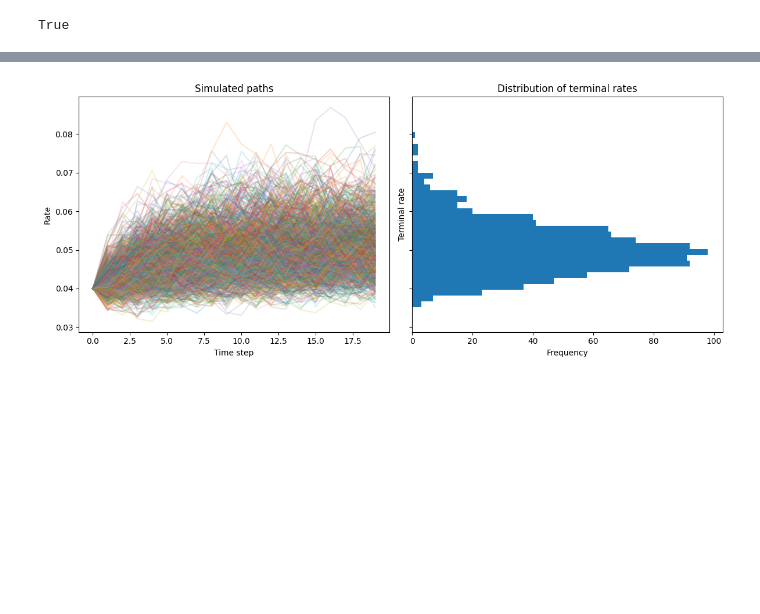
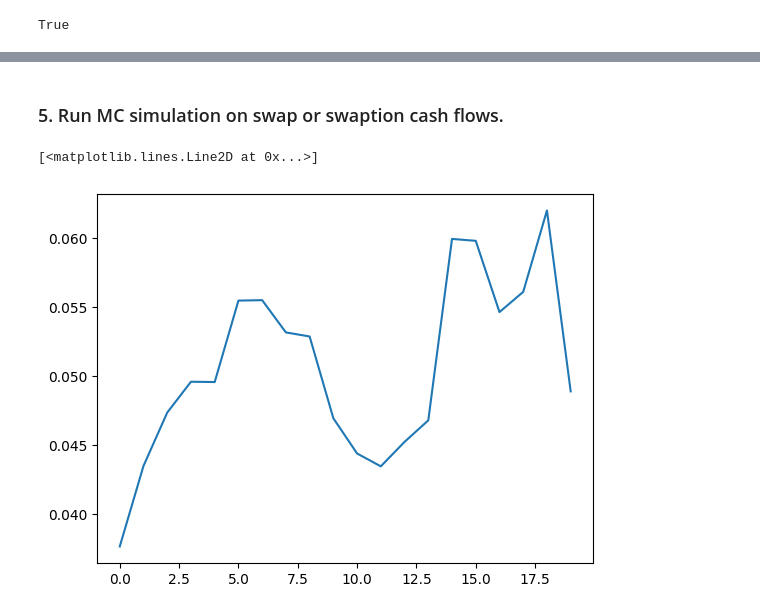
Before and after one commit to leo-megliola/swaptions, a Jupyter notebook: SWAPTION_MODEL.ipynb, the cells around one changed output, grey strips where cells are left out. Cells and saved outputs as stored; diff of their text form; code cells hidden in the pictures; blank space fills up the shorter version.

```diff
--- a/SWAPTION_MODEL.ipynb
+++ b/SWAPTION_MODEL.ipynb
@@ -257,11 +283,9 @@ plot(simple, n=5000) #turn up number of paths so hist shows clear log-normal dis
-# %%
-def simple_mr(S0, vol, fwd, alpha):
-  S = S0 * np.exp(vol * np.random.randn())
-  S -= alpha * (S - fwd)
-  return S
-
-forward_curve = np.ones(5*4) * 0.05
-
-plot(simple_mr, vol = 0.10, fwds = forward_curve, alpha = 0.2)
-# %% [output]
-[figure, removed]
+# %% [markdown]
+### 5. Run MC simulation on swap or swaption cash flows.
+# %%
+#create a (random) forward path
+fwd_path = generate_fwd_path(simple_mr, UST_spot_CC[0], {'vol':0.10, 'fwds':forward_curve, 'alpha':0.2})
+plt.plot(fwd_path)
+# %% [output]
+[<matplotlib.lines.Line2D at 0x...>]
+[figure, added]
```
Also changed, not shown: parts of 13 cells of this notebook.
